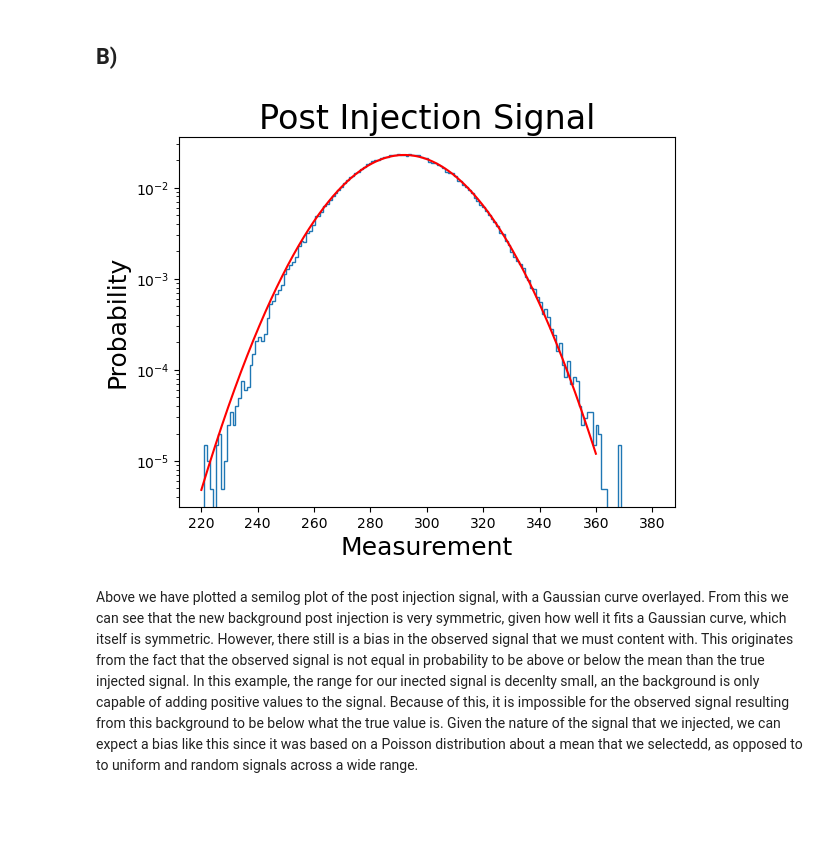
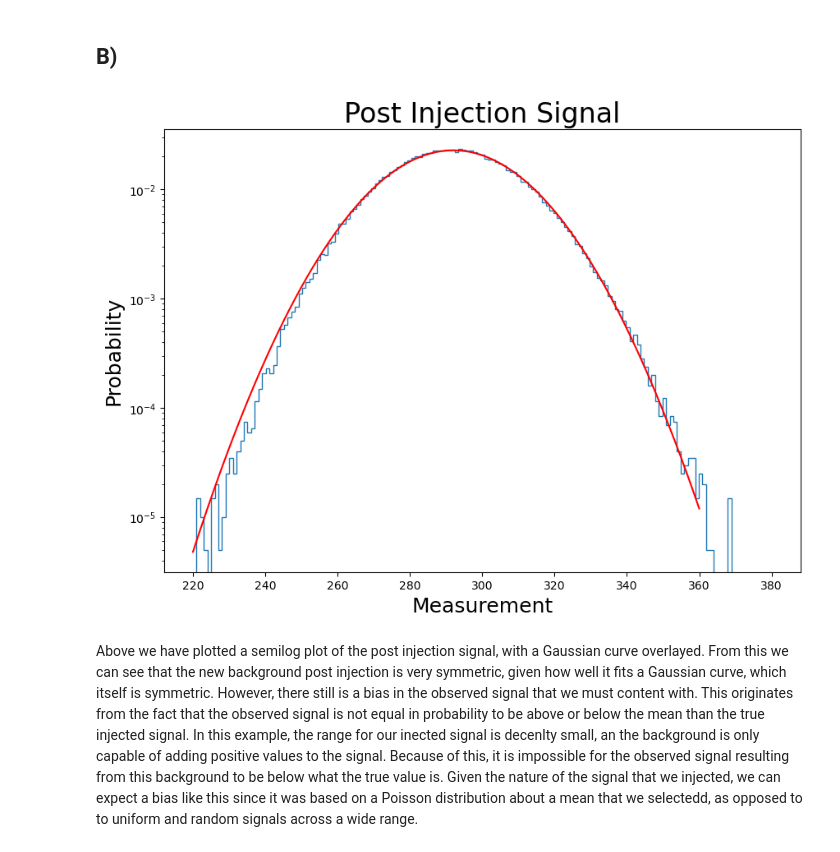
Before and after one commit to WyattOtsuka/PHYS434, a Jupyter notebook: lab6.ipynb, the cells around one changed output. Cells and saved outputs as stored; diff of their text form; code cells hidden in the pictures; blank space fills up the shorter version.

```diff
--- a/lab6.ipynb
+++ b/lab6.ipynb
@@ -85,16 +88,18 @@ Here we see what the background looks like after the generated siganl is injecte
 # %% [markdown]
 ## B)
 # %%
+plt.figure(figsize=(10,7))
+
 plt.hist(post_inject, bins = np.linspace(220,380,160), density = True, histtype = "step")
 plt.title("Post Injection Signal",fontsize=24)
 plt.xlabel('Measurement',fontsize=18)
 plt.ylabel('Probability',fontsize=18)
 plt.semilogy()
 x = np.linspace(220,360,10000)
 plt.plot(x,scipy.stats.norm.pdf(x, loc = 292, scale = 17.5),color = 'red')
 plt.show()
 # %% [output]
-[figure, old version]
+[figure, new version]
 # %% [markdown]
 Above we have plotted a semilog plot of the post injection signal, with a Gaussian curve overlayed. From this we can see that the new background post injection is very symmetric, given how well it fits a Gaussian curve, which itself is symmetric. However, there still is a bias in the observed signal that we must content with. This originates from the fact that the observed signal is not equal in probability to be above or below the mean than the true injected signal. In this example, the range for our inected signal is decenlty small, an the background is only capable of adding positive values to the signal. Because of this, it is impossible for the observed signal resulting from this background to be below what the true value is. Given the nature of the signal that we injected, we can expect a bias like this since it was based on a Poisson distribution about a mean that we selectedd, as opposed to to uniform and random signals across a wide range.
 # %% [markdown]
```
Also changed, not shown: parts of 8 cells of this notebook.
